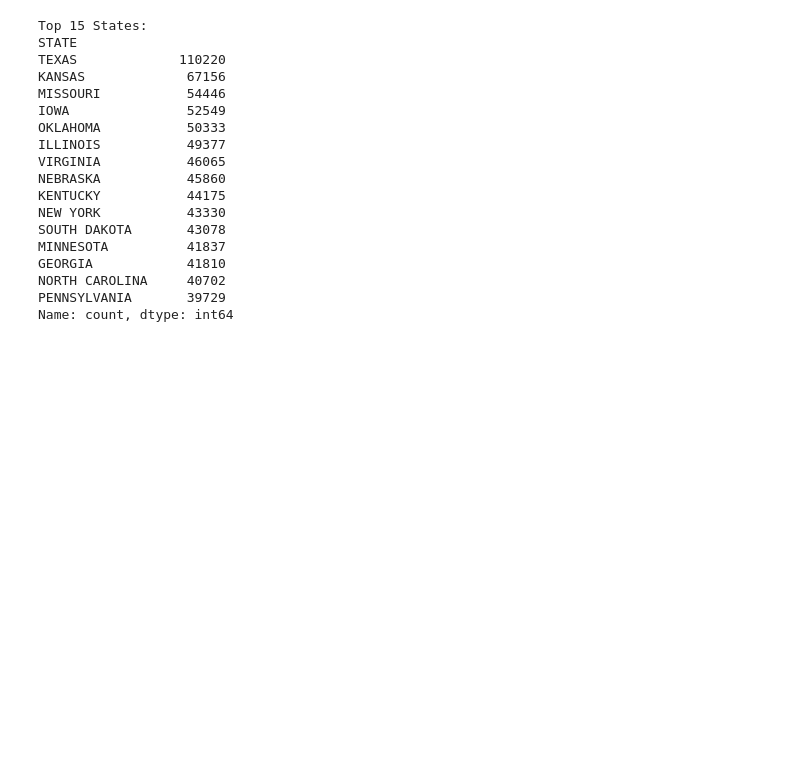
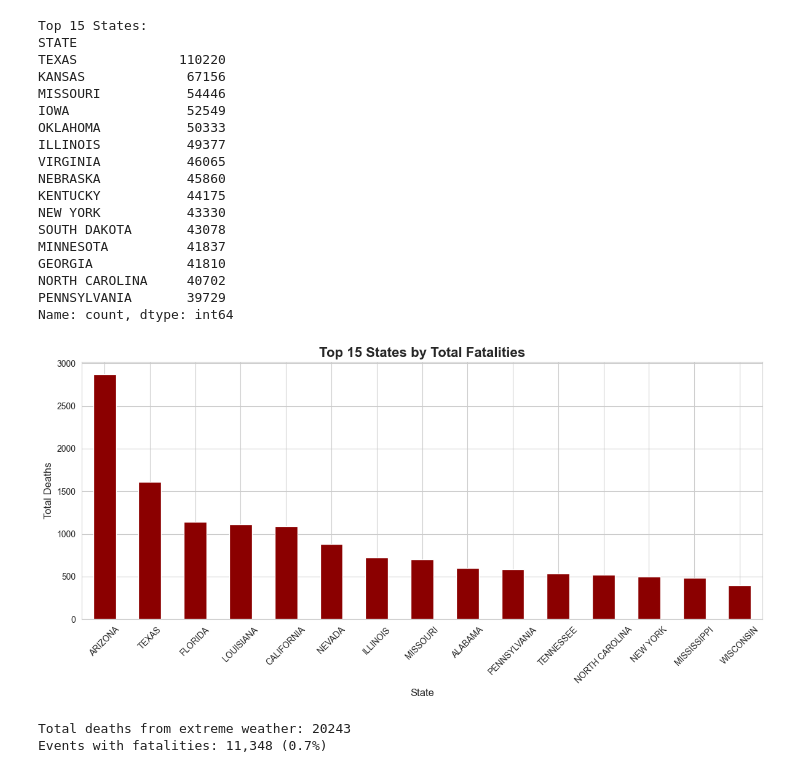
Before and after one commit to Lucasqrz1/us_extreme_weather_prediction, a Jupyter notebook: notebooks/01_data_exploration.ipynb, the cells around one changed output. Drawn from its saved outputs; the diff is of its cells as text; code cells hidden in the pictures; blank space fills up the shorter version.

```diff
--- a/notebooks/01_data_exploration.ipynb
+++ b/notebooks/01_data_exploration.ipynb
@@ -278,3 +278,24 @@ GEORGIA            41810
 NORTH CAROLINA     40702
 PENNSYLVANIA       39729
 Name: count, dtype: int64
+# %%
+# Cell 10: Events with fatalities by state
+fatal_events = df[df['TOTAL_DEATHS'] > 0]
+deaths_by_state = fatal_events.groupby('STATE')['TOTAL_DEATHS'].sum().sort_values(ascending=False).head(15)
+
+plt.figure(figsize=(12, 6))
+deaths_by_state.plot(kind='bar', color='darkred')
+plt.title('Top 15 States by Total Fatalities', fontsize=16, fontweight='bold')
+plt.xlabel('State', fontsize=12)
+plt.ylabel('Total Deaths', fontsize=12)
+plt.xticks(rotation=45)
+plt.tight_layout()
+plt.savefig('../images/04_states_deaths.png', dpi=300, bbox_inches='tight')
+plt.show()
+
+print(f"\nTotal deaths from extreme weather: {df['TOTAL_DEATHS'].sum():.0f}")
+print(f"Events with fatalities: {len(fatal_events):,} ({len(fatal_events)/len(df)*100:.1f}%)")
+# %% [output]
+[figure, added]
+Total deaths from extreme weather: 20243
+Events with fatalities: 11,348 (0.7%)
```
Also changed, not shown: parts of 10 cells of this notebook, 4 other files.
